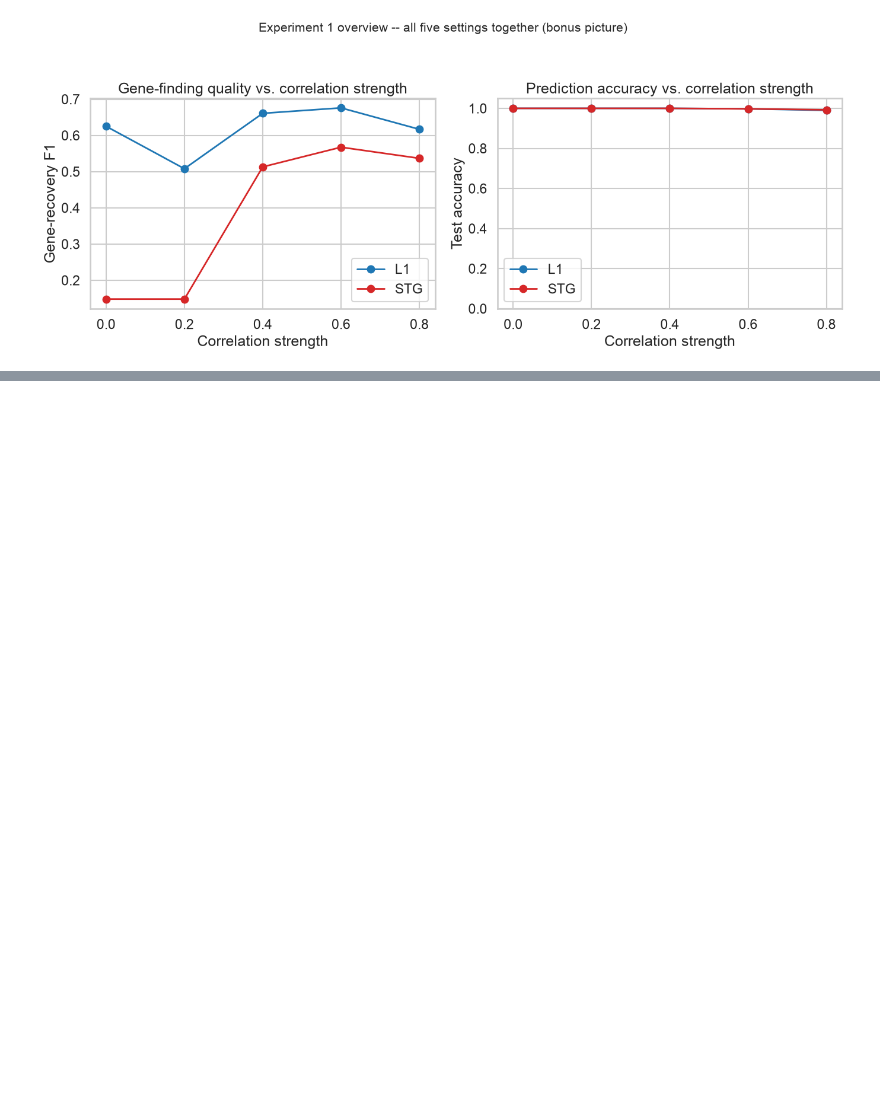
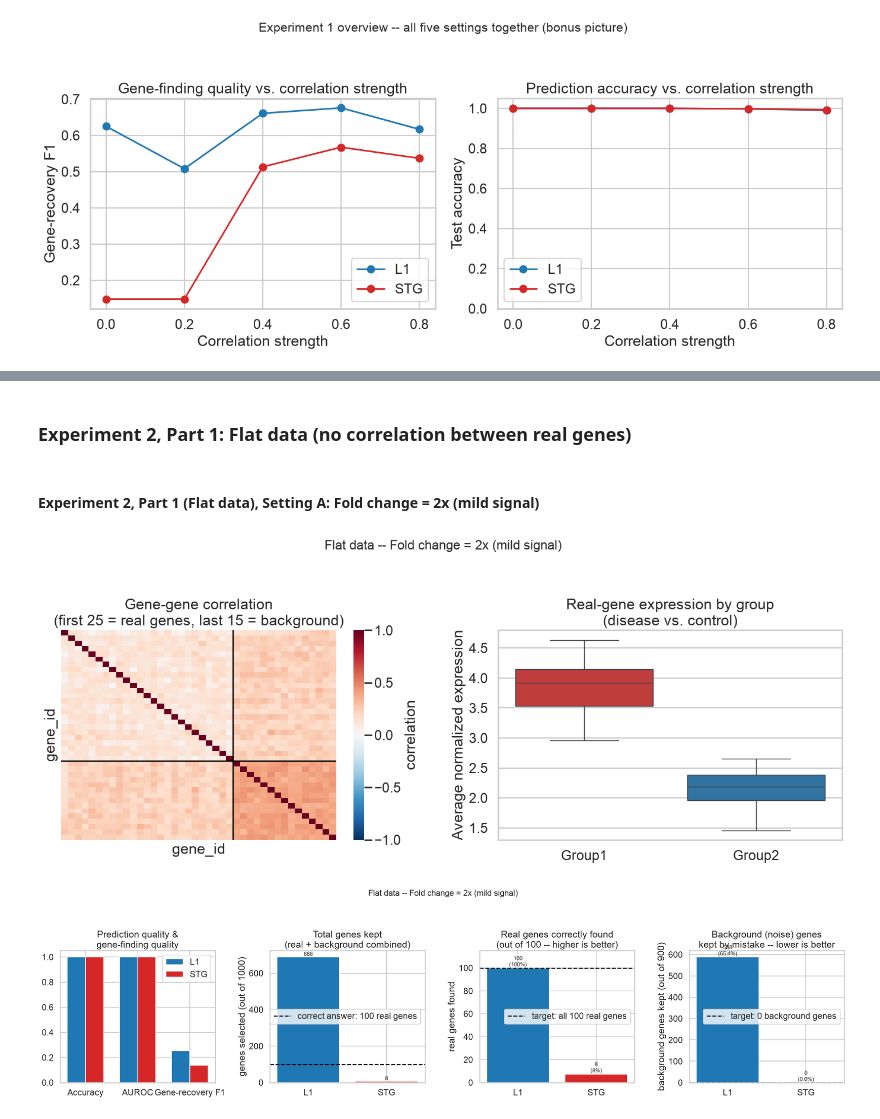
Before and after one commit to sierramendoza543/sierra-gating-project, a Jupyter notebook: l1_vs_stg_parameter_sweeps.ipynb, the cells around one changed output, grey strips where cells are left out. Drawn from its saved outputs; the diff is of its cells as text; code cells hidden in the pictures; blank space fills up the shorter version.

```diff
--- a/l1_vs_stg_parameter_sweeps.ipynb
+++ b/l1_vs_stg_parameter_sweeps.ipynb
@@ -814,0 +716,13 @@ confirmed to look right.
+# %% [markdown]
+### Experiment 2, Part 1: Flat data (no correlation between real genes)
+# %%
+experiment2_flat_results = {}  # setting key -> result dict, filled in below
+# %% [markdown]
+#### Experiment 2, Part 1 (Flat data), Setting A: Fold change = 2x (mild signal)
+# %%
+experiment2_flat_results["2"] = run_condition("flat", LAMBDA_FIXED, **{"fold_change": 2})
+plot_data_overview(experiment2_flat_results["2"], "Flat data -- Fold change = 2x (mild signal)")
+plot_method_comparison(experiment2_flat_results["2"], "Flat data -- Fold change = 2x (mild signal)")
+# %% [output]
+[figure, added]
+[figure, added]
```
Also changed, not shown: parts of 41 cells of this notebook.
